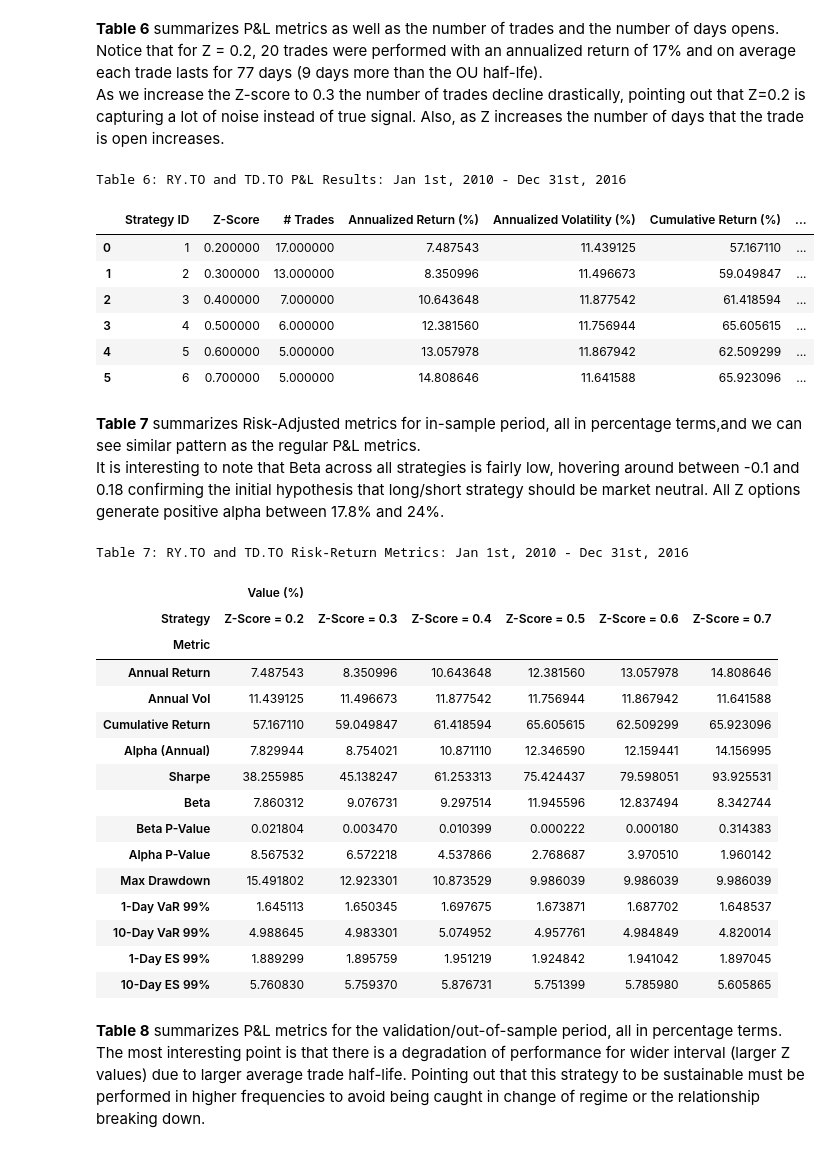
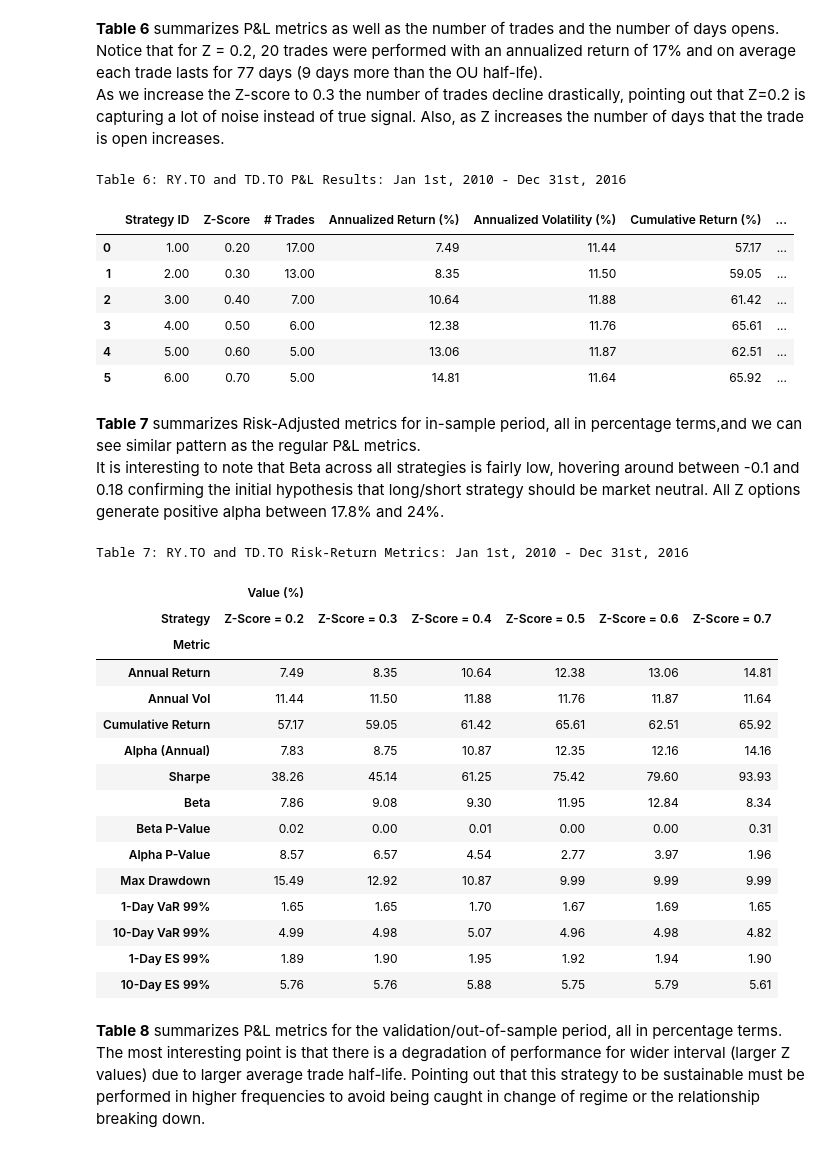
Before and after one commit to alexyspereira/Pairs_Trading, a Jupyter notebook: CQF_PairsTrading.ipynb, the cells around one changed output. Drawn from its saved outputs; the diff is of its cells as text; code cells hidden in the pictures.

```diff
--- a/CQF_PairsTrading.ipynb
+++ b/CQF_PairsTrading.ipynb
@@ -378,38 +378,38 @@ summary_valid,trade_analysis_valid = compute_risk_metrics(ptback_valid.back_test
 **Table 6** summarizes P&L metrics as well as the number of trades and the number of days opens. Notice that for Z = 0.2, 20 trades were performed with an annualized return of 17% and on average each trade lasts for 77 days (9 days more than the OU half-lfe). <br>
 As we increase the Z-score to 0.3 the number of trades decline drastically, pointing out that Z=0.2 is capturing a lot of noise instead of true signal. Also, as Z increases the number of days that the trade is open increases.
 # %%
-ptback_train.summary_tables().style.set_caption("Table 6: RY.TO and TD.TO P&L Results: Jan 1st, 2010 - Dec 31st, 2016").set_table_styles(styles)
+ptback_train.summary_tables().applymap('{:.2f}'.format).style.set_caption("Table 6: RY.TO and TD.TO P&L Results: Jan 1st, 2010 - Dec 31st, 2016").set_table_styles(styles)
 # %% [output]
 Table 6: RY.TO and TD.TO P&L Results: Jan 1st, 2010 - Dec 31st, 2016
 |  | Strategy ID | Z-Score | # Trades | Annualized Return (%) | Annualized Volatility (%) | Cumulative Return (%) | ... |
-| 0 | 1 | 0.200000 | 17.000000 | 7.487543 | 11.439125 | 57.167110 | ... |
-| 1 | 2 | 0.300000 | 13.000000 | 8.350996 | 11.496673 | 59.049847 | ... |
-| 2 | 3 | 0.400000 | 7.000000 | 10.643648 | 11.877542 | 61.418594 | ... |
-| 3 | 4 | 0.500000 | 6.000000 | 12.381560 | 11.756944 | 65.605615 | ... |
-| 4 | 5 | 0.600000 | 5.000000 | 13.057978 | 11.867942 | 62.509299 | ... |
-| 5 | 6 | 0.700000 | 5.000000 | 14.808646 | 11.641588 | 65.923096 | ... |
+| 0 | 1.00 | 0.20 | 17.00 | 7.49 | 11.44 | 57.17 | ... |
+| 1 | 2.00 | 0.30 | 13.00 | 8.35 | 11.50 | 59.05 | ... |
+| 2 | 3.00 | 0.40 | 7.00 | 10.64 | 11.88 | 61.42 | ... |
+| 3 | 4.00 | 0.50 | 6.00 | 12.38 | 11.76 | 65.61 | ... |
+| 4 | 5.00 | 0.60 | 5.00 | 13.06 | 11.87 | 62.51 | ... |
+| 5 | 6.00 | 0.70 | 5.00 | 14.81 | 11.64 | 65.92 | ... |
 # %% [markdown]
 **Table 7** summarizes Risk-Adjusted metrics for in-sample period, all in percentage terms,and we can see similar pattern as the regular P&L metrics. <br> It is interesting to note that Beta across all strategies is fairly low, hovering around between -0.1 and 0.18 confirming the initial hypothesis that long/short strategy should be market neutral. All Z options generate positive alpha between 17.8% and 24%.
 # %%
-summary_train.style.set_caption("Table 7: RY.TO and TD.TO Risk-Return Metrics: Jan 1st, 2010 - Dec 31st, 2016").set_table_styles(styles)
+summary_train.applymap('{:.2f}'.format).style.set_caption("Table 7: RY.TO and TD.TO Risk-Return Metrics: Jan 1st, 2010 - Dec 31st, 2016").set_table_styles(styles)
 # %% [output]
 Table 7: RY.TO and TD.TO Risk-Return Metrics: Jan 1st, 2010 - Dec 31st, 2016
 |  | Value (%) |  |  |  |  |  |
 | Strategy | Z-Score = 0.2 | Z-Score = 0.3 | Z-Score = 0.4 | Z-Score = 0.5 | Z-Score = 0.6 | Z-Score = 0.7 |
 | Metric |  |  |  |  |  |  |
-| Annual Return | 7.487543 | 8.350996 | 10.643648 | 12.381560 | 13.057978 | 14.808646 |
-| Annual Vol | 11.439125 | 11.496673 | 11.877542 | 11.756944 | 11.867942 | 11.641588 |
-| Cumulative Return | 57.167110 | 59.049847 | 61.418594 | 65.605615 | 62.509299 | 65.923096 |
-| Alpha (Annual) | 7.829944 | 8.754021 | 10.871110 | 12.346590 | 12.159441 | 14.156995 |
-| Sharpe | 38.255985 | 45.138247 | 61.253313 | 75.424437 | 79.598051 | 93.925531 |
-| Beta | 7.860312 | 9.076731 | 9.297514 | 11.945596 | 12.837494 | 8.342744 |
-| Beta P-Value | 0.021804 | 0.003470 | 0.010399 | 0.000222 | 0.000180 | 0.314383 |
-| Alpha P-Value | 8.567532 | 6.572218 | 4.537866 | 2.768687 | 3.970510 | 1.960142 |
-| Max Drawdown | 15.491802 | 12.923301 | 10.873529 | 9.986039 | 9.986039 | 9.986039 |
-| 1-Day VaR 99% | 1.645113 | 1.650345 | 1.697675 | 1.673871 | 1.687702 | 1.648537 |
-| 10-Day VaR 99% | 4.988645 | 4.983301 | 5.074952 | 4.957761 | 4.984849 | 4.820014 |
-| 1-Day ES 99% | 1.889299 | 1.895759 | 1.951219 | 1.924842 | 1.941042 | 1.897045 |
-| 10-Day ES 99% | 5.760830 | 5.759370 | 5.876731 | 5.751399 | 5.785980 | 5.605865 |
+| Annual Return | 7.49 | 8.35 | 10.64 | 12.38 | 13.06 | 14.81 |
+| Annual Vol | 11.44 | 11.50 | 11.88 | 11.76 | 11.87 | 11.64 |
+| Cumulative Return | 57.17 | 59.05 | 61.42 | 65.61 | 62.51 | 65.92 |
+| Alpha (Annual) | 7.83 | 8.75 | 10.87 | 12.35 | 12.16 | 14.16 |
+| Sharpe | 38.26 | 45.14 | 61.25 | 75.42 | 79.60 | 93.93 |
+| Beta | 7.86 | 9.08 | 9.30 | 11.95 | 12.84 | 8.34 |
+| Beta P-Value | 0.02 | 0.00 | 0.01 | 0.00 | 0.00 | 0.31 |
+| Alpha P-Value | 8.57 | 6.57 | 4.54 | 2.77 | 3.97 | 1.96 |
+| Max Drawdown | 15.49 | 12.92 | 10.87 | 9.99 | 9.99 | 9.99 |
+| 1-Day VaR 99% | 1.65 | 1.65 | 1.70 | 1.67 | 1.69 | 1.65 |
+| 10-Day VaR 99% | 4.99 | 4.98 | 5.07 | 4.96 | 4.98 | 4.82 |
+| 1-Day ES 99% | 1.89 | 1.90 | 1.95 | 1.92 | 1.94 | 1.90 |
+| 10-Day ES 99% | 5.76 | 5.76 | 5.88 | 5.75 | 5.79 | 5.61 |
 # %% [markdown]
 **Table 8** summarizes P&L metrics for the validation/out-of-sample period, all in percentage terms. The most interesting point is that there is a degradation of performance for wider interval (larger Z values) due to larger average trade half-life. Pointing out that this strategy to be sustainable must be performed in higher frequencies to avoid being caught in change of regime or the relationship breaking down.
 # %%
```
Also changed, not shown: parts of 46 cells of this notebook.
